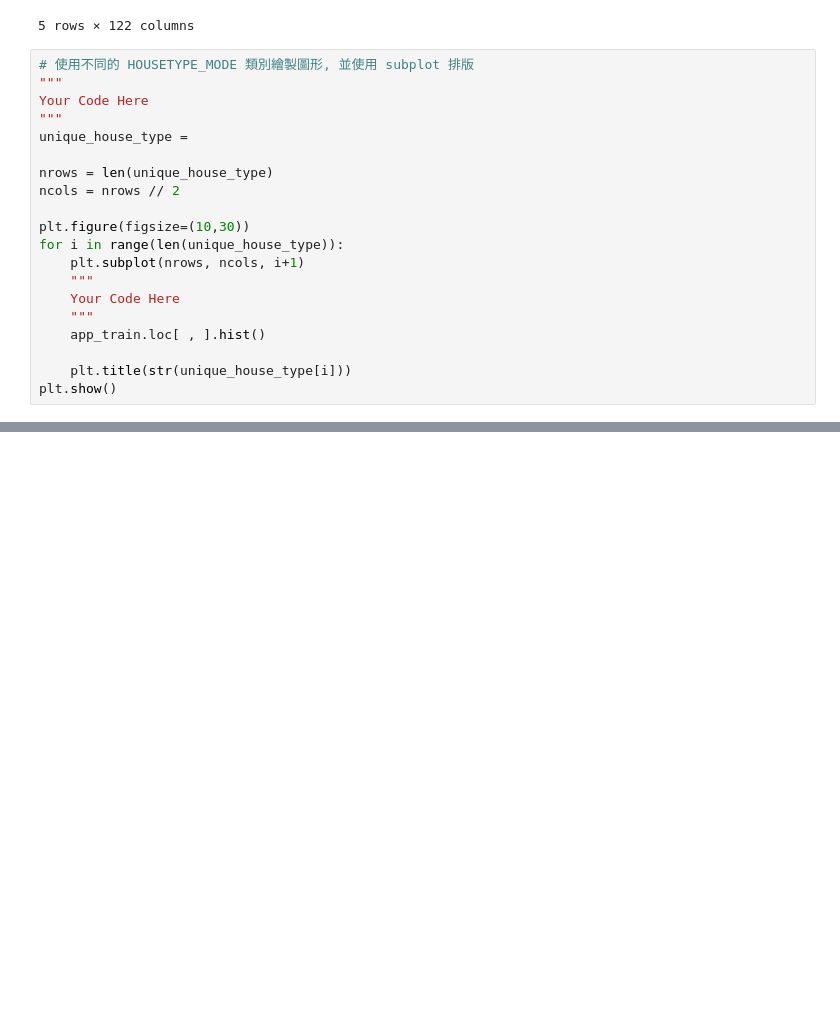
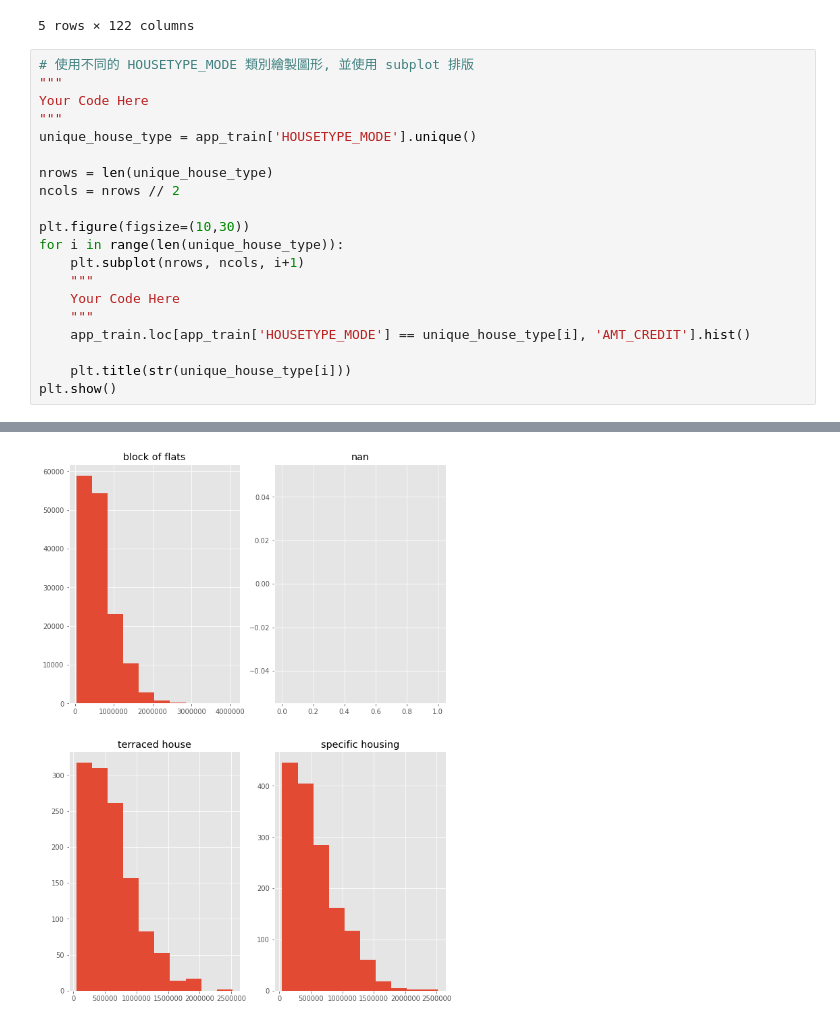
Before and after one commit to zzo30802/3rd-ML100Days, a Jupyter notebook: homework/Day_019_HW.ipynb, the cells around one changed output, grey strips where cells are left out. Drawn from its saved outputs; the diff is of its cells as text; blank space fills up the shorter version.

```diff
--- a/homework/Day_019_HW.ipynb
+++ b/homework/Day_019_HW.ipynb
@@ -44,7 +44,7 @@ Path of read in data: ./data/application_train.csv
 """
 Your Code Here
 """
-unique_house_type =
+unique_house_type = app_train['HOUSETYPE_MODE'].unique()
 
 nrows = len(unique_house_type)
 ncols = nrows // 2
@@ -55,7 +55,7 @@ for i in range(len(unique_house_type)):
     """
     Your Code Here
     """
-    app_train.loc[ , ].hist()
+    app_train.loc[app_train['HOUSETYPE_MODE'] == unique_house_type[i], 'AMT_CREDIT'].hist()
 
     plt.title(str(unique_house_type[i]))
 plt.show()
@@ -63,0 +63 @@ SyntaxError: invalid syntax (<ipython-input-3-1f2f1ca17e82>, line 5)
+[figure, added]
```
Also changed, not shown: parts of 1 cell of this notebook.
